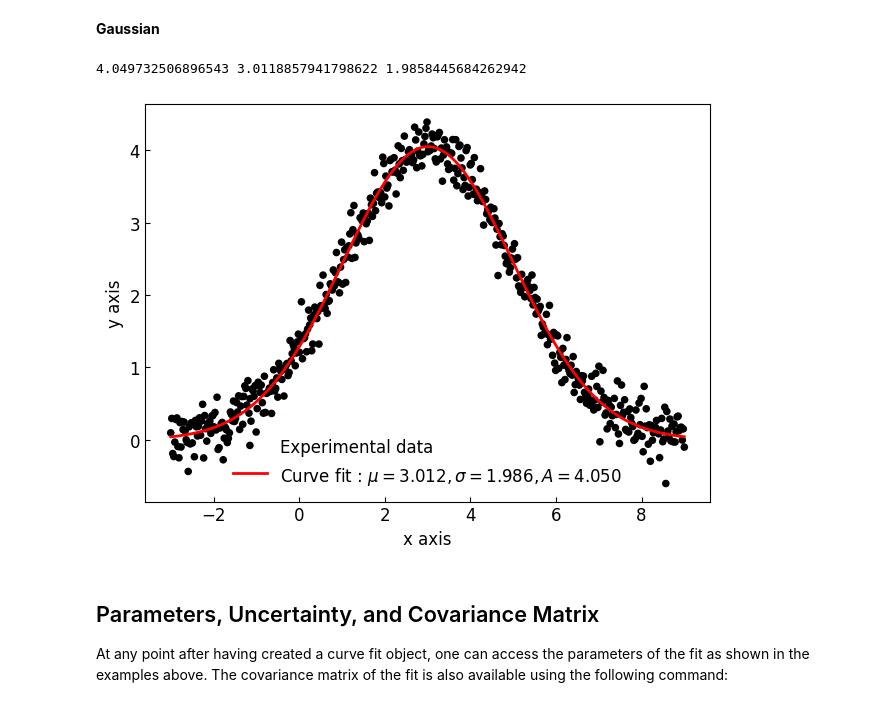
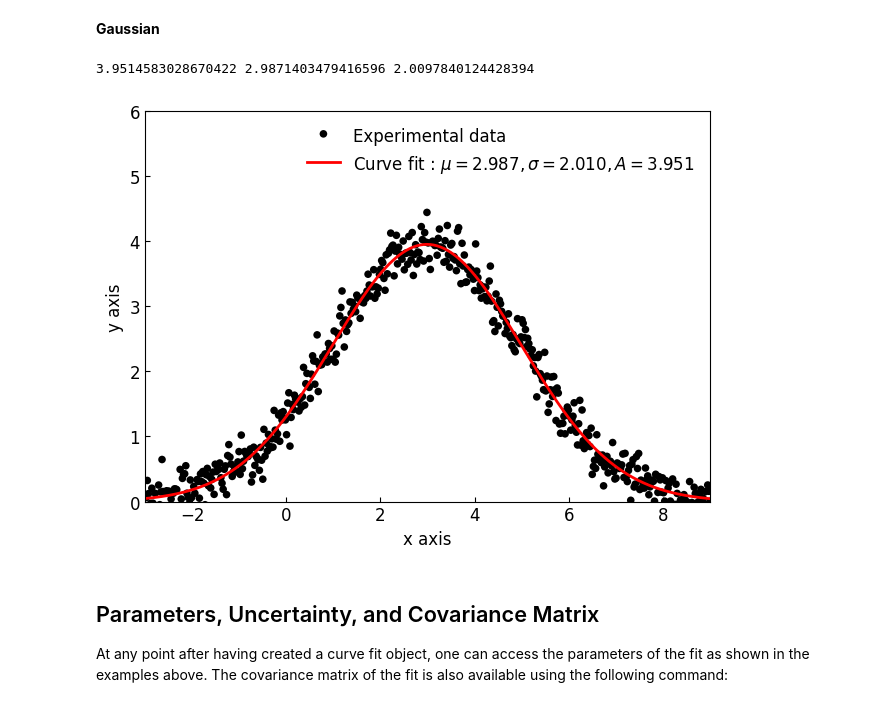
Before and after one commit to GraphingLib/GraphingLib, a Jupyter notebook: examples/curve_fitting.ipynb, the cells around one changed output. Drawn from its saved outputs; the diff is of its cells as text; code cells hidden in the pictures.

```diff
--- a/examples/curve_fitting.ipynb
+++ b/examples/curve_fitting.ipynb
@@ -126,23 +126,23 @@ figure.display()
 # %%
 # Creating data
 x_data = np.linspace(-3, 9, 500)
 noise = np.random.normal(0, 0.2, len(x_data))
 y_data = 4 * np.e**(-(1/2)*((x_data-3)/2)**2) + noise
 
 # Create the Scatter object
 scatter_data = gl.Scatter(x_data, y_data, label="Experimental data")
 
 # Create the curve fit
 gaussian_fit = gl.FitFromGaussian(scatter_data, label="Curve fit", line_width=2)
 print(gaussian_fit.amplitude, gaussian_fit.mean, gaussian_fit.standard_deviation)
 
 # Creat the Figure object
-figure = gl.Figure()
+figure = gl.Figure(x_lim=[-3, 9], y_lim=[0, 6])
 figure.add_element(scatter_data, gaussian_fit)
 figure.display()
 # %% [output]
-4.049732506896543 3.0118857941798622 1.9858445684262942
+3.9514583028670422 2.9871403479416596 2.0097840124428394
-[figure, old version]
+[figure, new version]
 # %% [markdown]
 ## Parameters, Uncertainty, and Covariance Matrix
 
```
Also changed, not shown: parts of 9 cells of this notebook.
